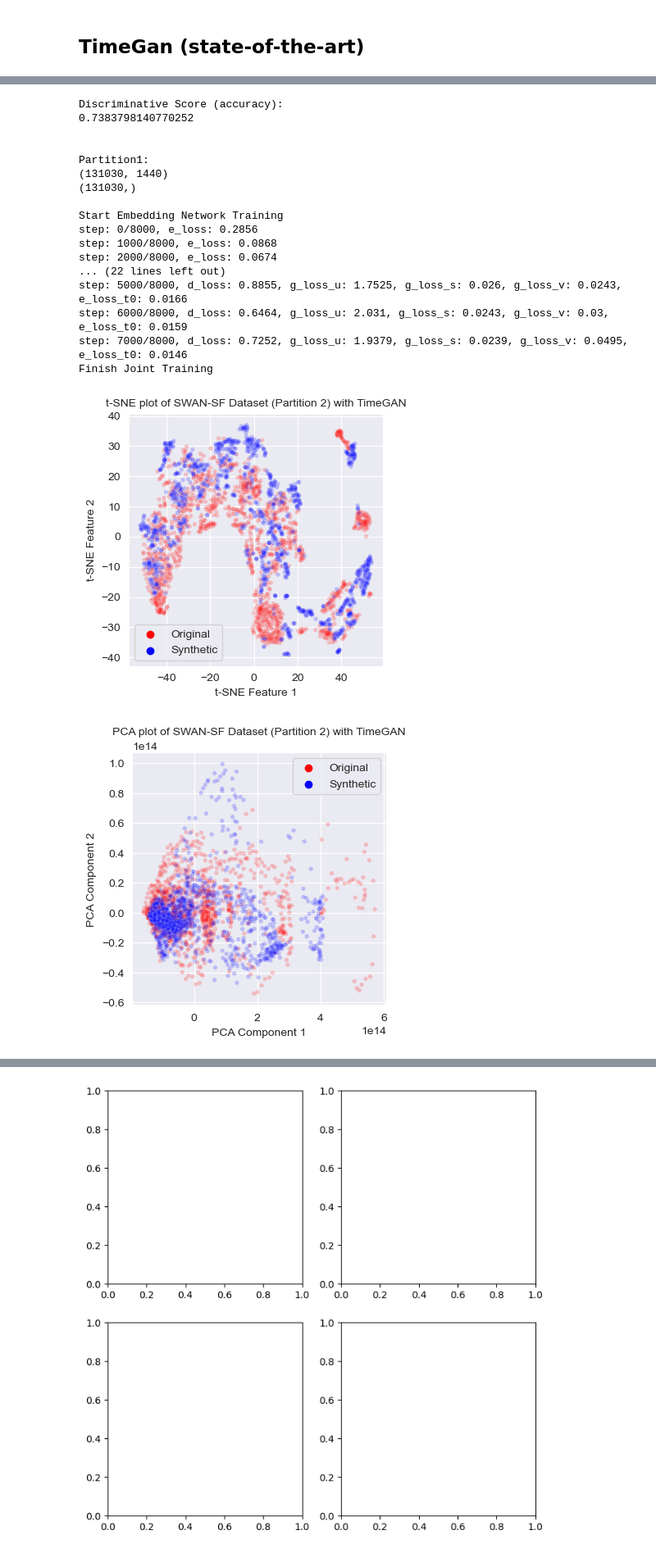
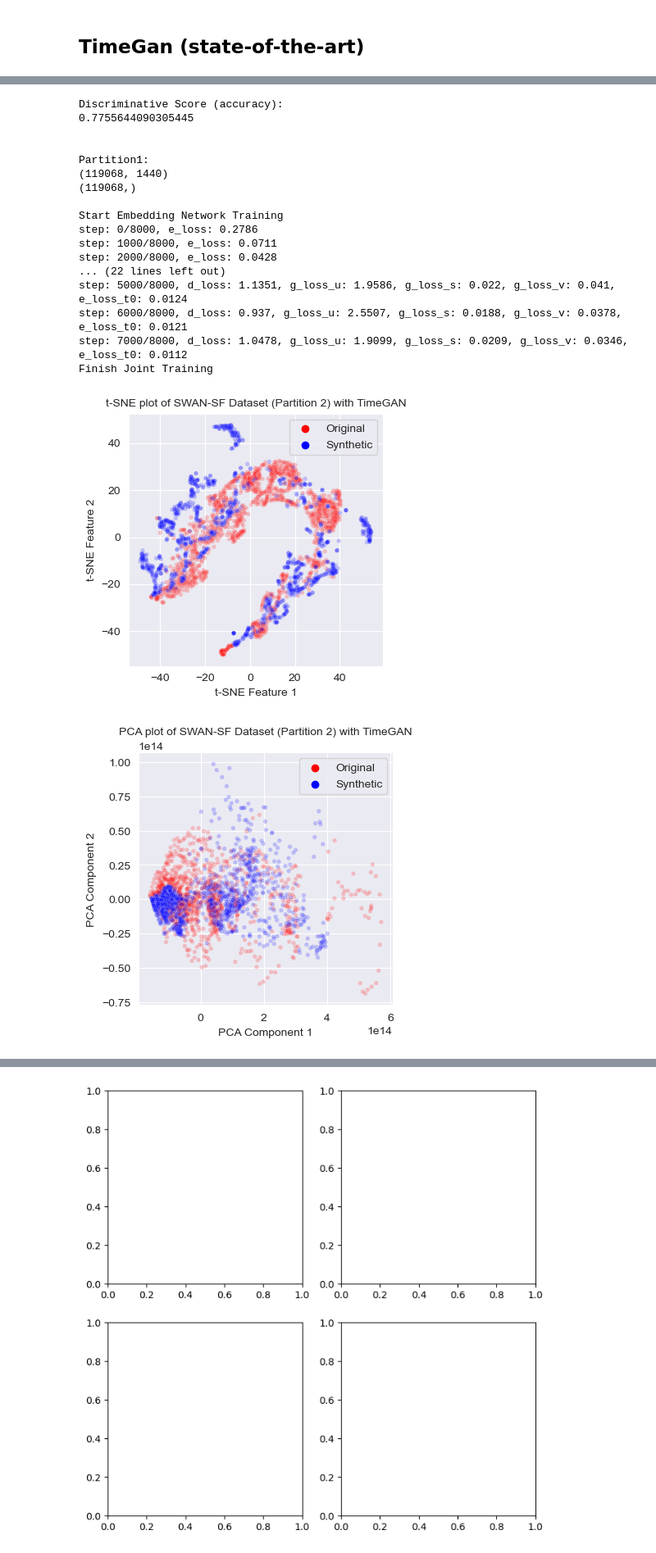
Before and after one commit to samresume/FlarePredict-DataPrep-Sampling-SWANSF, a Jupyter notebook: 7_OverSampling_SWANSF.ipynb, the cells around one changed output, grey strips where cells are left out. Shown at 82% size. Cells and saved outputs as stored; diff of their text form; code cells hidden in the pictures.

```diff
--- a/7_OverSampling_SWANSF.ipynb
+++ b/7_OverSampling_SWANSF.ipynb
@@ -363,16 +363,16 @@ def timegan_oversamping(start_position, end_position, data_dir, name, X_train, Y
 import pickle
 import pandas as pd
 
-data_dir = "/Users/samskanderi/Documents/Research_Project/SWANSF/code/4_4_FinalData_WithoutC_Concatenation_KnnImputation/"
+data_dir = "/Users/samskanderi/Documents/Research_Project/SWANSF/code/4_3_FinalData_WithoutB&C_Concatenation_KnnImputation/"
 
 X_train_array = []
 Y_train_array = []
 
 num_partitions = 5
 for i in range(0, num_partitions):
-    with open(data_dir + "Partition" + str(i+1) + "_WithoutC_Concatenation_KnnImputation" +".pkl", 'rb') as f:
+    with open(data_dir + "Partition" + str(i+1) + "_WithoutB&C_Concatenation_KnnImputation" +".pkl", 'rb') as f:
         X_train_array.append(pickle.load(f))
-    with open(data_dir + "Partition" + str(i+1) + "_Labels_WithoutC_Concatenation_KnnImputation" +".pkl", 'rb') as f:
+    with open(data_dir + "Partition" + str(i+1) + "_Labels_WithoutB&C_Concatenation_KnnImputation" +".pkl", 'rb') as f:
         Y_train_array.append(pickle.load(f))
 # %%
 data_dir = "/Users/samskanderi/Documents/Research_Project/SWANSF/code/\
@@ -468,7 +468,7 @@ del X_train_array
 data_dir = "/Users/samskanderi/Documents/Research_Project/SWANSF/code/\
 6_2_OSampling_Concatenation_KnnImputation/"
 
-name = "OSampling_WithoutC_Concatenation_KnnImputation"
+name = "OSampling_WithoutB&C_Concatenation_KnnImputation"
 
 timegan_oversamping(1, 5, data_dir, name, X_train_concat_ZM_3D, Y_train_array)
 # %% [output]
@@ -494,20 +494,20 @@ Finish Joint Training
 Discriminative Score (accuracy):
-0.7383798140770252
+0.7755644090305445
 
 
 Partition1:
-(131030, 1440)
-(131030,)
+(119068, 1440)
+(119068,)
 
 Start Embedding Network Training
-step: 0/8000, e_loss: 0.2856
-step: 1000/8000, e_loss: 0.0868
-step: 2000/8000, e_loss: 0.0674
+step: 0/8000, e_loss: 0.2786
+step: 1000/8000, e_loss: 0.0711
+step: 2000/8000, e_loss: 0.0428
 ... (22 lines left out)
-step: 5000/8000, d_loss: 0.8855, g_loss_u: 1.7525, g_loss_s: 0.026, g_loss_v: 0.0243, e_loss_t0: 0.0166
-step: 6000/8000, d_loss: 0.6464, g_loss_u: 2.031, g_loss_s: 0.0243, g_loss_v: 0.03, e_loss_t0: 0.0159
-step: 7000/8000, d_loss: 0.7252, g_loss_u: 1.9379, g_loss_s: 0.0239, g_loss_v: 0.0495, e_loss_t0: 0.0146
+step: 5000/8000, d_loss: 1.1351, g_loss_u: 1.9586, g_loss_s: 0.022, g_loss_v: 0.041, e_loss_t0: 0.0124
+step: 6000/8000, d_loss: 0.937, g_loss_u: 2.5507, g_loss_s: 0.0188, g_loss_v: 0.0378, e_loss_t0: 0.0121
+step: 7000/8000, d_loss: 1.0478, g_loss_u: 1.9099, g_loss_s: 0.0209, g_loss_v: 0.0346, e_loss_t0: 0.0112
 Finish Joint Training
-[figure, old version]
+[figure, new version]
-[figure, old version]
+[figure, new version]
 Discriminative Score (accuracy):
```
Also changed, not shown: parts of 3 cells of this notebook, 13 other files.
